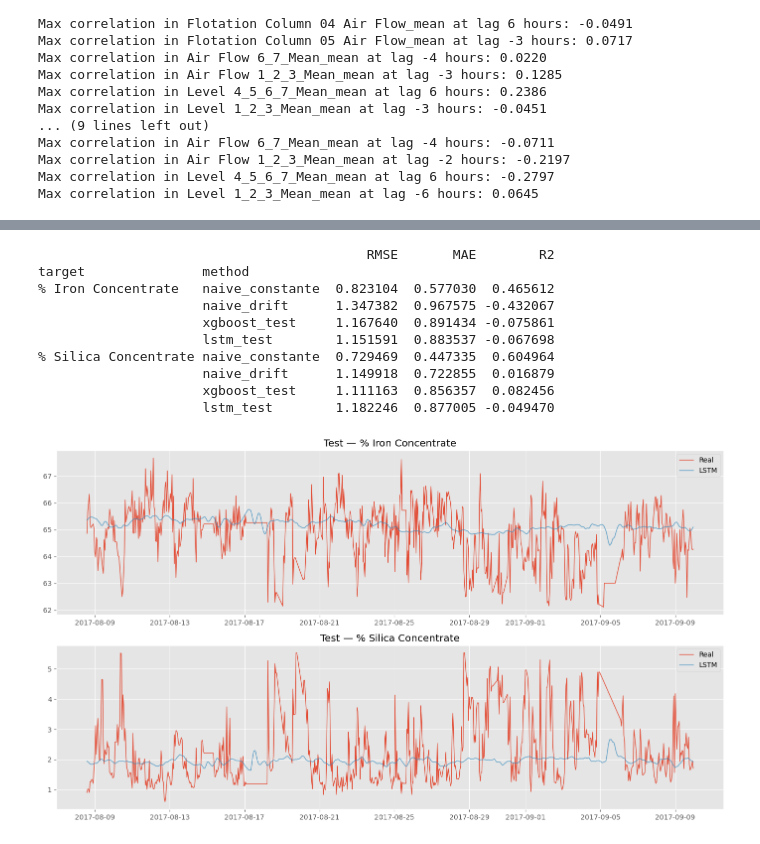
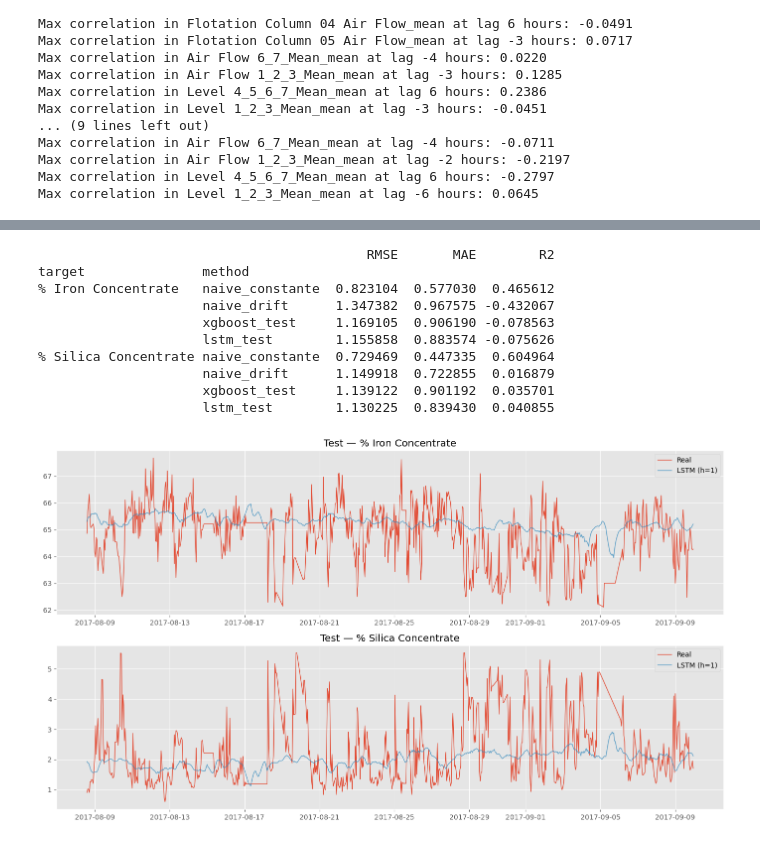
Before and after one commit to gerardo-perez-96/AOVE2-doc, a Jupyter notebook: mining_process_dataset/forecasting_1_h_ml.ipynb, the cells around one changed output, grey strips where cells are left out. Drawn from its saved outputs; the diff is of its cells as text; code cells hidden in the pictures.

```diff
--- a/mining_process_dataset/forecasting_1_h_ml.ipynb
+++ b/mining_process_dataset/forecasting_1_h_ml.ipynb
@@ -509,10 +756,17 @@ Feed Iron_Silica_Mean    1 % Silica Concentrate 0.466244
 # %%
 # --- 2. Features reducidas: SOLO estas 3, nada mas ---
 FEATURE_COLS_LAG_0 = [
-    'Ore Pulp Density_mean',
-    'Flotation Column 05 Air Flow_mean',
-    'Amina Flow_mean'
+    'Feed Iron_Silica_Mean',
+    'Ore Pulp Density_slope',
+    'Ore Pulp Density_std',
+    'Starch Flow_std',
+    'Amina Flow_std',
+    'Amina Flow_slope'
 ]
+    # 'Ore Pulp Density_mean',
+    # 'Flotation Column 05 Air Flow_mean',
+    # 'Amina Flow_mean'
+
 FEATURE_COLS_LAG_1 = [
     'Feed Iron_Silica_Mean',
     'Air Flow 1_2_3_Mean_mean',
@@ -618,9 +872,9 @@ Target shifted -1h: fila t -> features(t), target = valor real en t+1h
 from sklearn.model_selection import GridSearchCV, TimeSeriesSplit
 
 param_grid = {
-    'estimator__max_depth': [3, 4, 6, 8, 10],
-    'estimator__learning_rate': [0.01, 0.03, 0.1, 0.07],
-    'estimator__n_estimators': [200, 300, 500, 600],
+    'estimator__max_depth': [3, 4, 6],
+    'estimator__learning_rate': [0.01, 0.03, 0.1],
+    'estimator__n_estimators': [200, 300, 500],
     'estimator__subsample': [0.8, 1.0],
     'estimator__colsample_bytree': [0.8, 1.0],
 }
@@ -1147,44 +1566,46 @@ R2             0.059829 -0.067698             0.061915 -0.049470
 # %%
 # --- Comparativa final: LSTM vs. XGBoost vs. naive baselines (test), por target ---
-# Reusa xgboost_test/naive_constante/naive_drift ya calculados en naive_results
-# (celda anterior) para no repetir esos calculos.
+# La comparativa usa el horizonte h=1 de la LSTM (lstm_results[col]['lstm_test'],
+# alias de 'lstm_test_h1' -- ver celda anterior) para que sea comparable con
+# XGBoost/naive, que solo predicen 1 paso adelante. El desglose completo por
+# horizonte (h=1..HORIZON) esta en lstm_results_df de la celda anterior.
 comparison_rows = []
 for col in TARGET:
     for method, metrics in [
         ('naive_constante', naive_results[col]['naive_constante']),
         ('naive_drift', naive_results[col]['naive_drift']),
         ('xgboost_test', naive_results[col]['xgboost_test']),
         ('lstm_test', lstm_results[col]['lstm_test']),
     ]:
         comparison_rows.append({'target': col, 'method': method, **metrics})
 
 comparison_df = pd.DataFrame(comparison_rows).set_index(['target', 'method'])
 print(comparison_df)
 
-# --- Graficas: real vs. predicho (test), LSTM vs. XGBoost, por target ---
+# --- Graficas: real vs. predicho (test, horizonte h=1), LSTM vs. XGBoost ---
+# y_test_lstm tiene forma (n_samples, HORIZON, n_targets); se grafica el
+# paso h=1 (la prediccion a 1 hora, la mas comparable con XGBoost) usando
+# test_idx_lstm como eje temporal (timestamp del primer paso predicho).
 fig, axes = plt.subplots(len(TARGET), 1, figsize=(14, 4 * len(TARGET)))
 for i, col in enumerate(TARGET):
     ax = axes[i] if len(TARGET) > 1 else axes
-    # y_test_lstm (no y_test de XGBoost): la LSTM pierde las primeras WINDOW
-    # horas de cada tramo al construir las ventanas, asi que su tramo de test
-    # tiene distinto indice/tamano que el de XGBoost.
-    ax.plot(y_test_lstm.index, y_test_lstm[col], label='Real', linewidth=1)
+    ax.plot(test_idx_lstm, y_test_lstm[:, 0, i], label='Real', linewidth=1)
     # ax.plot(y_pred_model.index, y_pred_model[col], label='XGBoost', linewidth=1, alpha=0.8)
-    ax.plot(y_pred_test_lstm.index, y_pred_test_lstm[col], label='LSTM', linewidth=1, alpha=0.8)
+    ax.plot(test_idx_lstm, y_pred_test_lstm[:, 0, i], label='LSTM (h=1)', linewidth=1, alpha=0.8)
     ax.set_title(f'Test — {col}')
     ax.legend()
 
 plt.tight_layout()
 plt.show()
 # %% [output]
                                           RMSE       MAE        R2
 target               method
 % Iron Concentrate   naive_constante  0.823104  0.577030  0.465612
                      naive_drift      1.347382  0.967575 -0.432067
-                     xgboost_test     1.167640  0.891434 -0.075861
-                     lstm_test        1.151591  0.883537 -0.067698
+                     xgboost_test     1.169105  0.906190 -0.078563
+                     lstm_test        1.155858  0.883574 -0.075626
 % Silica Concentrate naive_constante  0.729469  0.447335  0.604964
                      naive_drift      1.149918  0.722855  0.016879
-                     xgboost_test     1.111163  0.856357  0.082456
-                     lstm_test        1.182246  0.877005 -0.049470
+                     xgboost_test     1.139122  0.901192  0.035701
+                     lstm_test        1.130225  0.839430  0.040855
-[figure, old version]
+[figure, new version]
```
Also changed, not shown: parts of 13 cells of this notebook, 1 other file.
